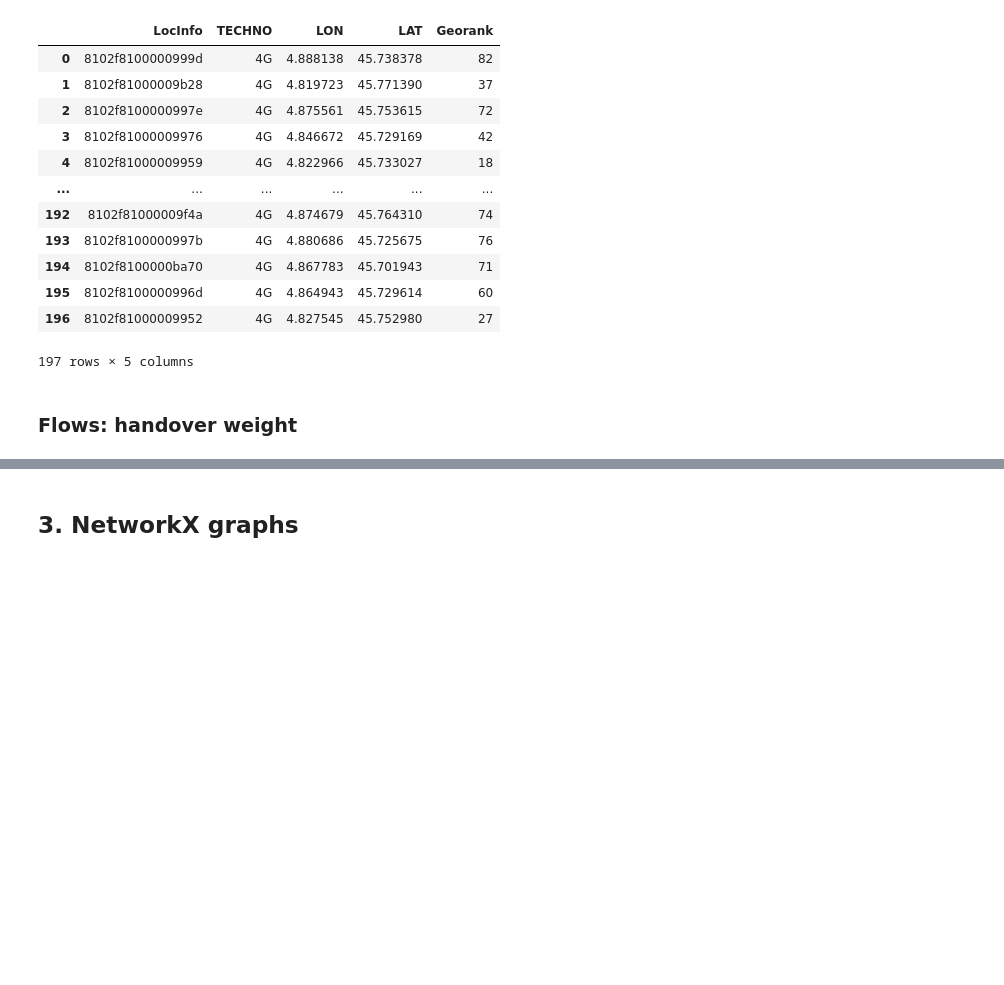
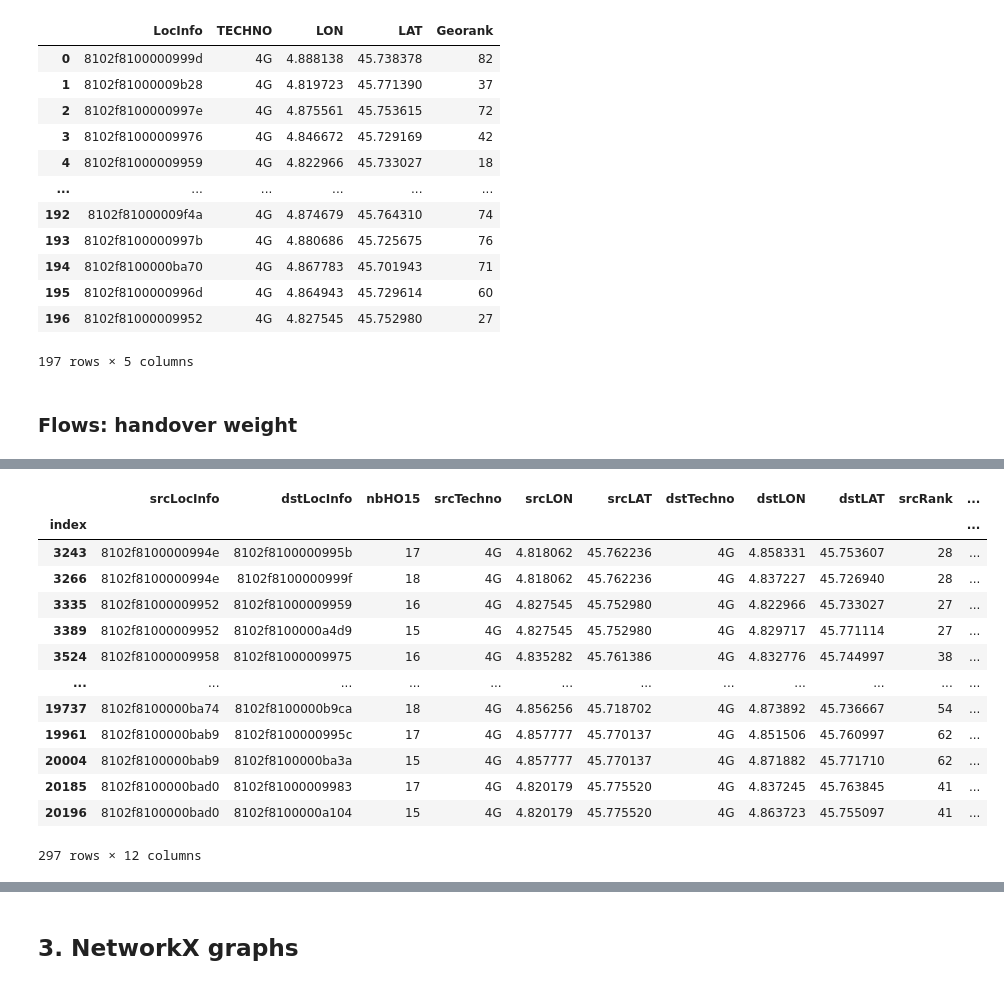
Before and after one commit to eakopyan/Popular-paths, a Jupyter notebook: HOProcess_v2/graph_analysis.ipynb, the cells around one changed output, grey strips where cells are left out. Cells and saved outputs as stored; diff of their text form; code cells hidden in the pictures; blank space fills up the shorter version.

```diff
--- a/HOProcess_v2/graph_analysis.ipynb
+++ b/HOProcess_v2/graph_analysis.ipynb
@@ -177,3 +186,20 @@ Text(0, 0.5, 'Arc weight')
+# %%
+df.loc[df.Weight<1]
+# %% [output]
+|  | srcLocInfo | dstLocInfo | nbHO15 | srcTechno | srcLON | srcLAT | dstTechno | dstLON | dstLAT | srcRank | ... |
+| index |  |  |  |  |  |  |  |  |  |  | ... |
+| 3243 | 8102f8100000994e | 8102f8100000995b | 17 | 4G | 4.818062 | 45.762236 | 4G | 4.858331 | 45.753607 | 28 | ... |
+| 3266 | 8102f8100000994e | 8102f8100000999f | 18 | 4G | 4.818062 | 45.762236 | 4G | 4.837227 | 45.726940 | 28 | ... |
+| 3335 | 8102f81000009952 | 8102f81000009959 | 16 | 4G | 4.827545 | 45.752980 | 4G | 4.822966 | 45.733027 | 27 | ... |
+| 3389 | 8102f81000009952 | 8102f8100000a4d9 | 15 | 4G | 4.827545 | 45.752980 | 4G | 4.829717 | 45.771114 | 27 | ... |
+| 3524 | 8102f81000009958 | 8102f81000009975 | 16 | 4G | 4.835282 | 45.761386 | 4G | 4.832776 | 45.744997 | 38 | ... |
+| ... | ... | ... | ... | ... | ... | ... | ... | ... | ... | ... | ... |
+| 19737 | 8102f8100000ba74 | 8102f8100000b9ca | 18 | 4G | 4.856256 | 45.718702 | 4G | 4.873892 | 45.736667 | 54 | ... |
+| 19961 | 8102f8100000bab9 | 8102f8100000995c | 17 | 4G | 4.857777 | 45.770137 | 4G | 4.851506 | 45.760997 | 62 | ... |
+| 20004 | 8102f8100000bab9 | 8102f8100000ba3a | 15 | 4G | 4.857777 | 45.770137 | 4G | 4.871882 | 45.771710 | 62 | ... |
+| 20185 | 8102f8100000bad0 | 8102f81000009983 | 17 | 4G | 4.820179 | 45.775520 | 4G | 4.837245 | 45.763845 | 41 | ... |
+| 20196 | 8102f8100000bad0 | 8102f8100000a104 | 15 | 4G | 4.820179 | 45.775520 | 4G | 4.863723 | 45.755097 | 41 | ... |
+297 rows × 12 columns
 # %%
 rank_diff = np.arange(-10, 11, 1)
 r_src = 0
```
Also changed, not shown: parts of 5 cells of this notebook.
